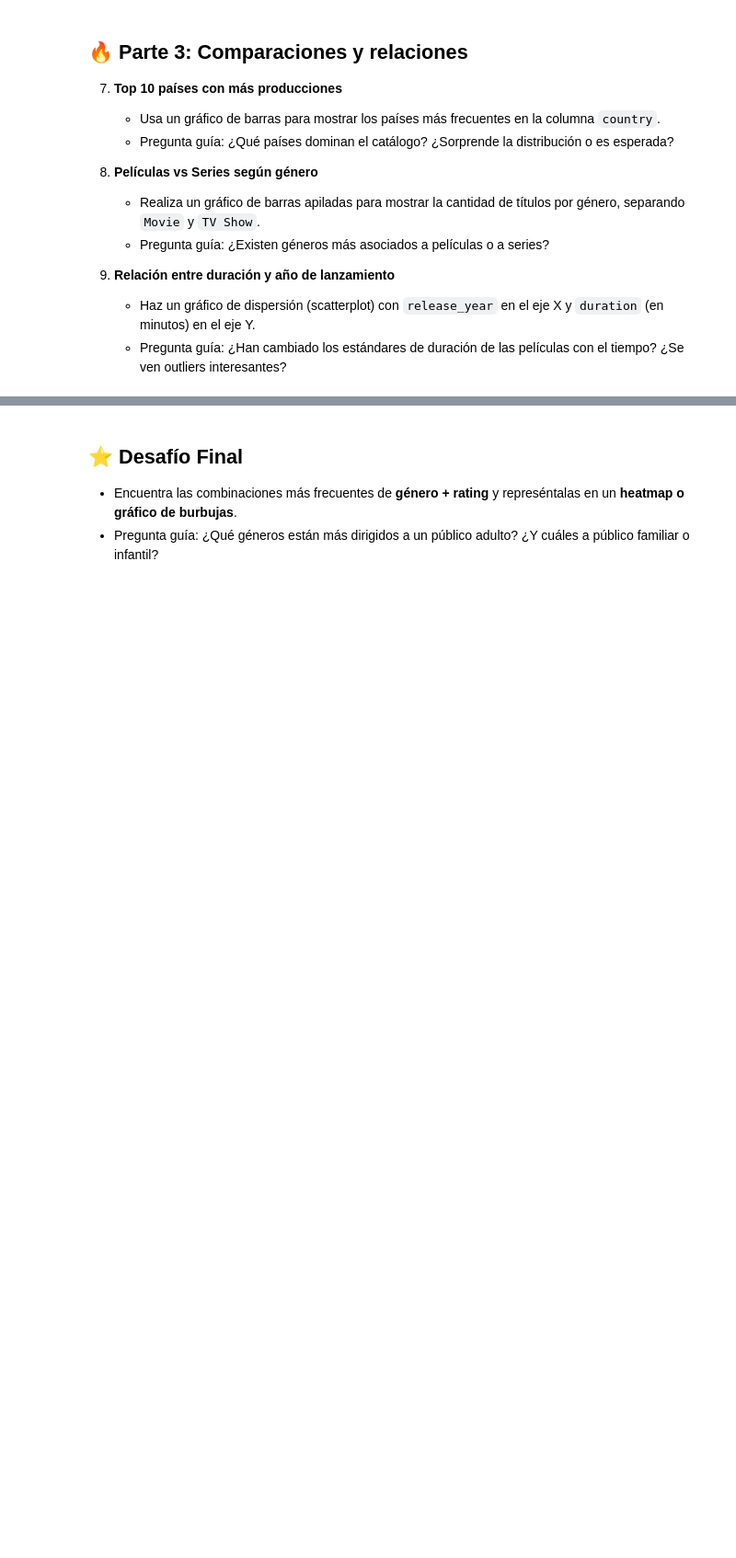
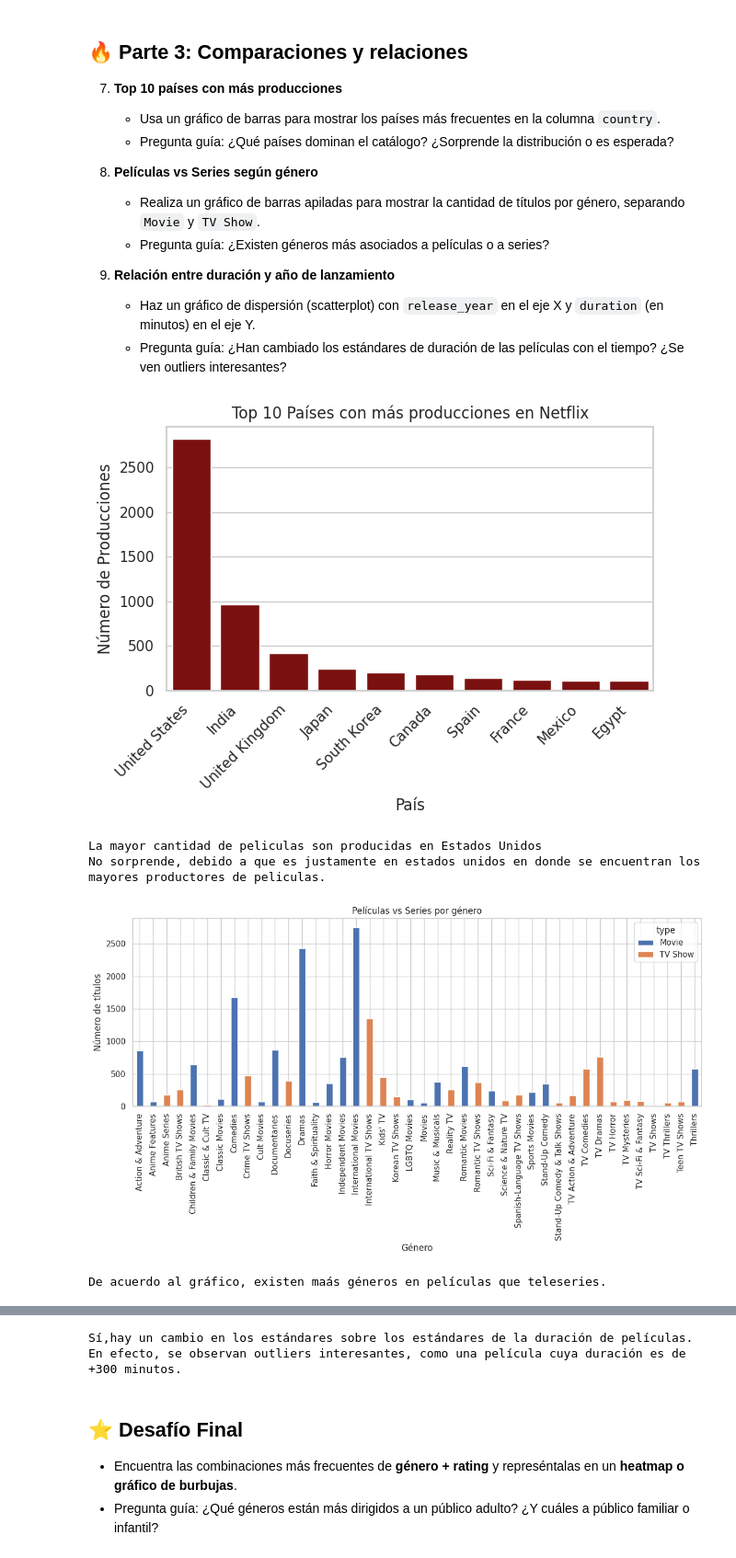
Before and after one commit to TomiGarrido/MAT281-Entegrables, a Jupyter notebook: docs/labs/lab_05.ipynb, the cells around one changed output, grey strips where cells are left out. Shown: that part at 92% size. Saved outputs shown, nothing was run; the diff lists cells and outputs as text; code cells hidden in the pictures; blank space fills up the shorter version.

```diff
--- a/docs/labs/lab_05.ipynb
+++ b/docs/labs/lab_05.ipynb
@@ -187,0 +186,43 @@ Los géneros clásicos y musicales son los mas duraderos.
+# %%
+"7."
+country_counts = df["country"].value_counts().nlargest(10)
+sns.barplot(x=country_counts.index, y=country_counts.values, color="darkred", legend=False)
+plt.title("Top 10 Países con más producciones en Netflix")
+plt.xlabel("País")
+plt.ylabel("Número de Producciones")
+plt.xticks(rotation=45, ha="right")
+plt.tight_layout()
+plt.show()
+print("La mayor cantidad de peliculas son producidas en Estados Unidos")
+print("No sorprende, debido a que es justamente en estados unidos en donde se encuentran los mayores productores de peliculas.")
+
+"8."
+genres_df = df.assign(listed_in=df["listed_in"].str.split(", ")).explode("listed_in")
+genre_type_counts = genres_df.groupby("listed_in")["type"].value_counts().unstack().fillna(0)
+genre_type_counts.plot(kind="bar", stacked=True, figsize=(12, 7))
+plt.title("Películas vs Series por género")
+plt.xlabel("Género")
+plt.ylabel("Número de títulos")
+plt.xticks(rotation=90)
+plt.tight_layout()
+plt.show()
+print("De acuerdo al gráfico, existen maás géneros en películas que teleseries.")
+
+"9."
+movies_df = df[df["type"] == "Movie"].copy()
+movies_df["duration_minutes"] = movies_df["duration"].str.replace(" min", "").astype(float)
+plt.figure(figsize=(12, 6))
+sns.scatterplot(data=movies_df, x="release_year", y="duration_minutes", alpha=0.6)
+plt.title("Relación entre la duración de películas y año de lanzamiento")
+plt.xlabel("Año de lanzamiento")
+plt.ylabel("Duracion (min)")
+plt.tight_layout()
+plt.show()
+print("Sí,hay un cambio en los estándares sobre los estándares de la duración de películas.")
+print("En efecto, se observan outliers interesantes, como una película cuya duración es de +300 minutos.")
+# %% [output]
+[figure, added]
+La mayor cantidad de peliculas son producidas en Estados Unidos
+No sorprende, debido a que es justamente en estados unidos en donde se encuentran los mayores productores de peliculas.
+[figure, added]
+De acuerdo al gráfico, existen maás géneros en películas que teleseries.
@@ -188,3 +230,5 @@ Los géneros clásicos y musicales son los mas duraderos.
+Sí,hay un cambio en los estándares sobre los estándares de la duración de películas.
+En efecto, se observan outliers interesantes, como una película cuya duración es de +300 minutos.
 # %% [markdown]
 ## ⭐ Desafío Final
 
```
Also changed, not shown: parts of 5 cells of this notebook.
